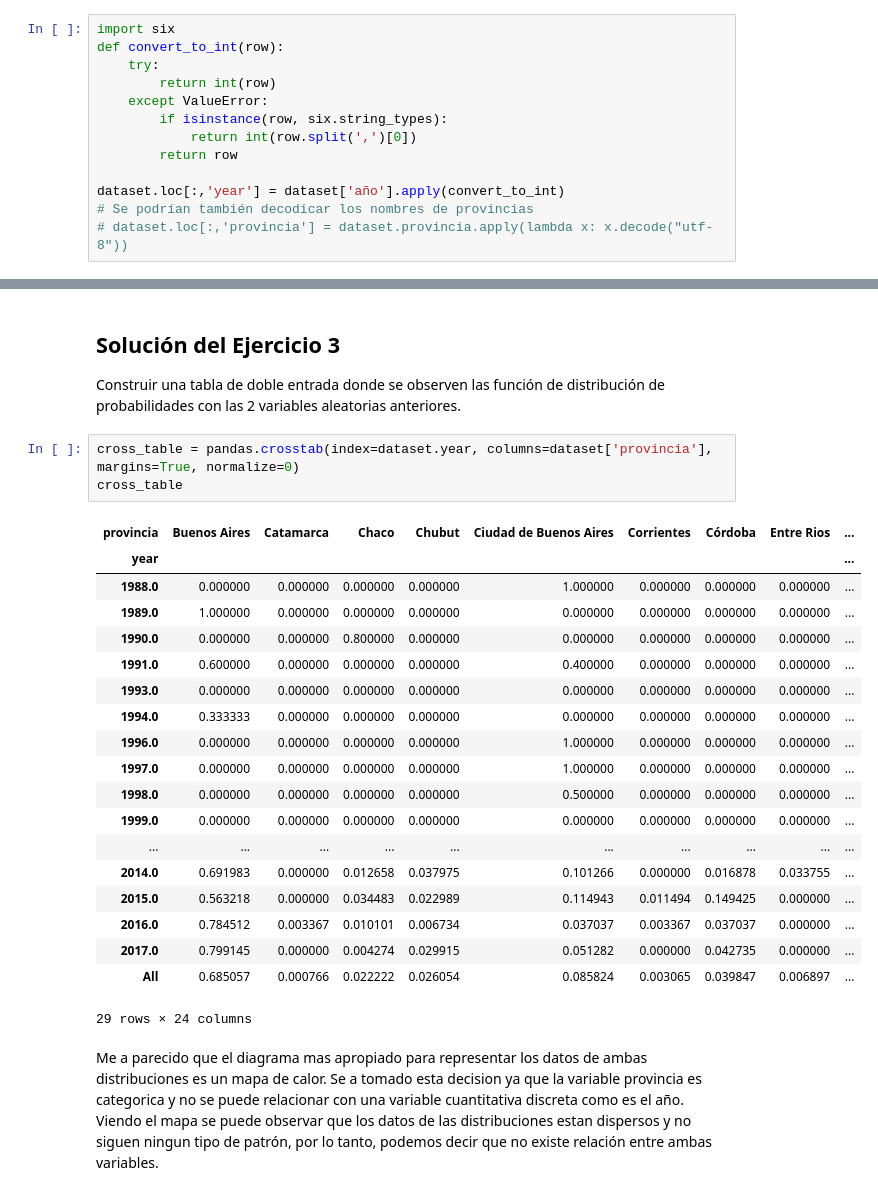
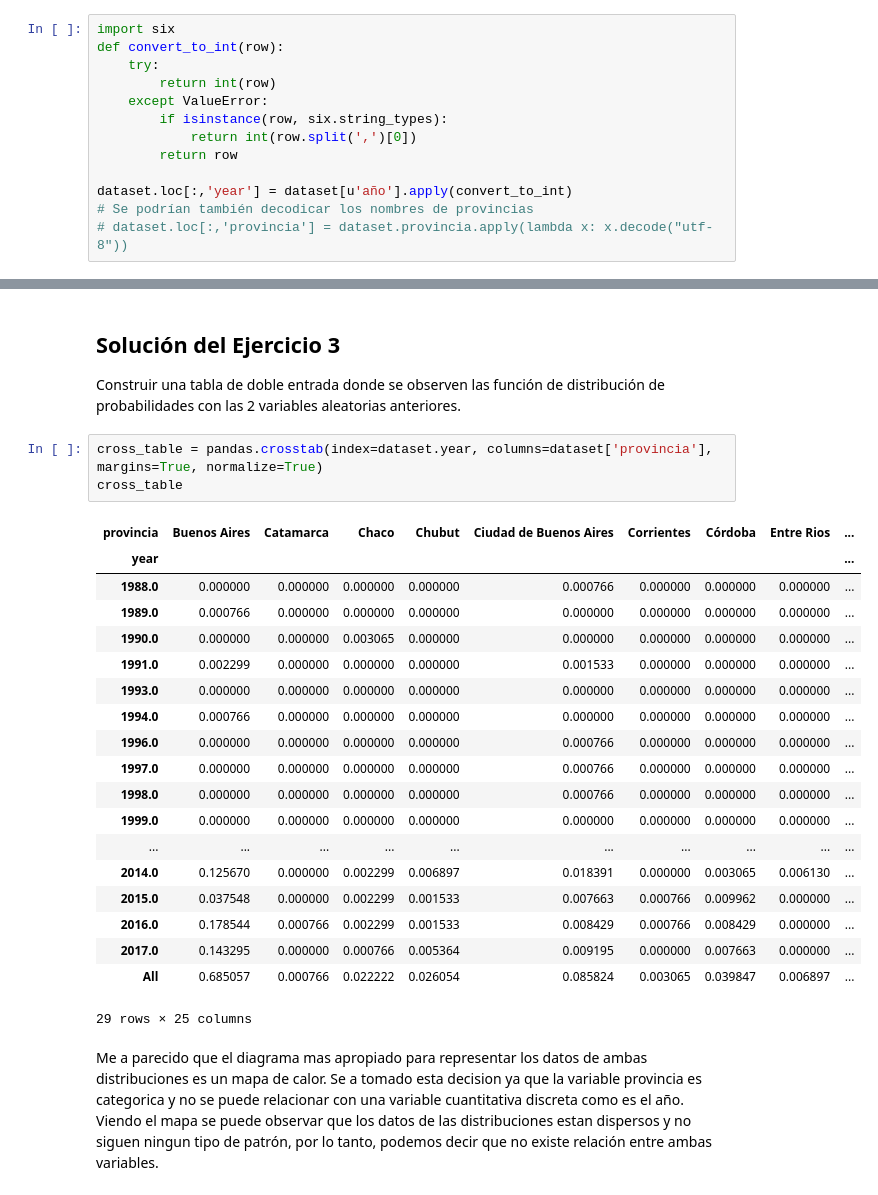
Before and after one commit to franciscocrespo/diplo_datos_2018, a Jupyter notebook: Tarea_integradora_parte_1.ipynb, the cells around one changed output, grey strips where cells are left out. Drawn from its saved outputs; the diff is of its cells as text.

```diff
--- a/Tarea_integradora_parte_1.ipynb
+++ b/Tarea_integradora_parte_1.ipynb
@@ -49,7 +49,7 @@ def convert_to_int(row):
             return int(row.split(',')[0])
         return row
 
-dataset.loc[:,'year'] = dataset['año'].apply(convert_to_int)
+dataset.loc[:,'year'] = dataset[u'año'].apply(convert_to_int)
 # Se podrían también decodicar los nombres de provincias
 # dataset.loc[:,'provincia'] = dataset.provincia.apply(lambda x: x.decode("utf-8"))
 # %%
@@ -233,28 +233,28 @@ Para esta representar la distribución de los eventos por provincia usamos un di
 ## Solución del Ejercicio 3
 Construir una tabla de doble entrada donde se observen las función de distribución de probabilidades con las 2 variables aleatorias anteriores.
 # %%
-cross_table = pandas.crosstab(index=dataset.year, columns=dataset['provincia'], margins=True, normalize=0)
+cross_table = pandas.crosstab(index=dataset.year, columns=dataset['provincia'], margins=True, normalize=True)
 cross_table
 # %% [output]
 | provincia | Buenos Aires | Catamarca | Chaco | Chubut | Ciudad de Buenos Aires | Corrientes | Córdoba | Entre Rios | ... |
 | year |  |  |  |  |  |  |  |  | ... |
-| 1988.0 | 0.000000 | 0.000000 | 0.000000 | 0.000000 | 1.000000 | 0.000000 | 0.000000 | 0.000000 | ... |
-| 1989.0 | 1.000000 | 0.000000 | 0.000000 | 0.000000 | 0.000000 | 0.000000 | 0.000000 | 0.000000 | ... |
-| 1990.0 | 0.000000 | 0.000000 | 0.800000 | 0.000000 | 0.000000 | 0.000000 | 0.000000 | 0.000000 | ... |
-| 1991.0 | 0.600000 | 0.000000 | 0.000000 | 0.000000 | 0.400000 | 0.000000 | 0.000000 | 0.000000 | ... |
+| 1988.0 | 0.000000 | 0.000000 | 0.000000 | 0.000000 | 0.000766 | 0.000000 | 0.000000 | 0.000000 | ... |
+| 1989.0 | 0.000766 | 0.000000 | 0.000000 | 0.000000 | 0.000000 | 0.000000 | 0.000000 | 0.000000 | ... |
+| 1990.0 | 0.000000 | 0.000000 | 0.003065 | 0.000000 | 0.000000 | 0.000000 | 0.000000 | 0.000000 | ... |
+| 1991.0 | 0.002299 | 0.000000 | 0.000000 | 0.000000 | 0.001533 | 0.000000 | 0.000000 | 0.000000 | ... |
 | 1993.0 | 0.000000 | 0.000000 | 0.000000 | 0.000000 | 0.000000 | 0.000000 | 0.000000 | 0.000000 | ... |
-| 1994.0 | 0.333333 | 0.000000 | 0.000000 | 0.000000 | 0.000000 | 0.000000 | 0.000000 | 0.000000 | ... |
-| 1996.0 | 0.000000 | 0.000000 | 0.000000 | 0.000000 | 1.000000 | 0.000000 | 0.000000 | 0.000000 | ... |
-| 1997.0 | 0.000000 | 0.000000 | 0.000000 | 0.000000 | 1.000000 | 0.000000 | 0.000000 | 0.000000 | ... |
-| 1998.0 | 0.000000 | 0.000000 | 0.000000 | 0.000000 | 0.500000 | 0.000000 | 0.000000 | 0.000000 | ... |
+| 1994.0 | 0.000766 | 0.000000 | 0.000000 | 0.000000 | 0.000000 | 0.000000 | 0.000000 | 0.000000 | ... |
+| 1996.0 | 0.000000 | 0.000000 | 0.000000 | 0.000000 | 0.000766 | 0.000000 | 0.000000 | 0.000000 | ... |
+| 1997.0 | 0.000000 | 0.000000 | 0.000000 | 0.000000 | 0.000766 | 0.000000 | 0.000000 | 0.000000 | ... |
+| 1998.0 | 0.000000 | 0.000000 | 0.000000 | 0.000000 | 0.000766 | 0.000000 | 0.000000 | 0.000000 | ... |
 | 1999.0 | 0.000000 | 0.000000 | 0.000000 | 0.000000 | 0.000000 | 0.000000 | 0.000000 | 0.000000 | ... |
 | ... | ... | ... | ... | ... | ... | ... | ... | ... | ... |
-| 2014.0 | 0.691983 | 0.000000 | 0.012658 | 0.037975 | 0.101266 | 0.000000 | 0.016878 | 0.033755 | ... |
-| 2015.0 | 0.563218 | 0.000000 | 0.034483 | 0.022989 | 0.114943 | 0.011494 | 0.149425 | 0.000000 | ... |
-| 2016.0 | 0.784512 | 0.003367 | 0.010101 | 0.006734 | 0.037037 | 0.003367 | 0.037037 | 0.000000 | ... |
-| 2017.0 | 0.799145 | 0.000000 | 0.004274 | 0.029915 | 0.051282 | 0.000000 | 0.042735 | 0.000000 | ... |
+| 2014.0 | 0.125670 | 0.000000 | 0.002299 | 0.006897 | 0.018391 | 0.000000 | 0.003065 | 0.006130 | ... |
+| 2015.0 | 0.037548 | 0.000000 | 0.002299 | 0.001533 | 0.007663 | 0.000766 | 0.009962 | 0.000000 | ... |
+| 2016.0 | 0.178544 | 0.000766 | 0.002299 | 0.001533 | 0.008429 | 0.000766 | 0.008429 | 0.000000 | ... |
+| 2017.0 | 0.143295 | 0.000000 | 0.000766 | 0.005364 | 0.009195 | 0.000000 | 0.007663 | 0.000000 | ... |
 | All | 0.685057 | 0.000766 | 0.022222 | 0.026054 | 0.085824 | 0.003065 | 0.039847 | 0.006897 | ... |
-29 rows × 24 columns
+29 rows × 25 columns
 # %% [markdown]
 Me a parecido que el diagrama mas apropiado para representar los datos de ambas distribuciones es un mapa de calor.
 Se a tomado esta decision ya que la variable provincia es categorica y no se puede relacionar con una variable cuantitativa discreta como es el año.
```
Also changed, not shown: parts of 7 cells of this notebook.
